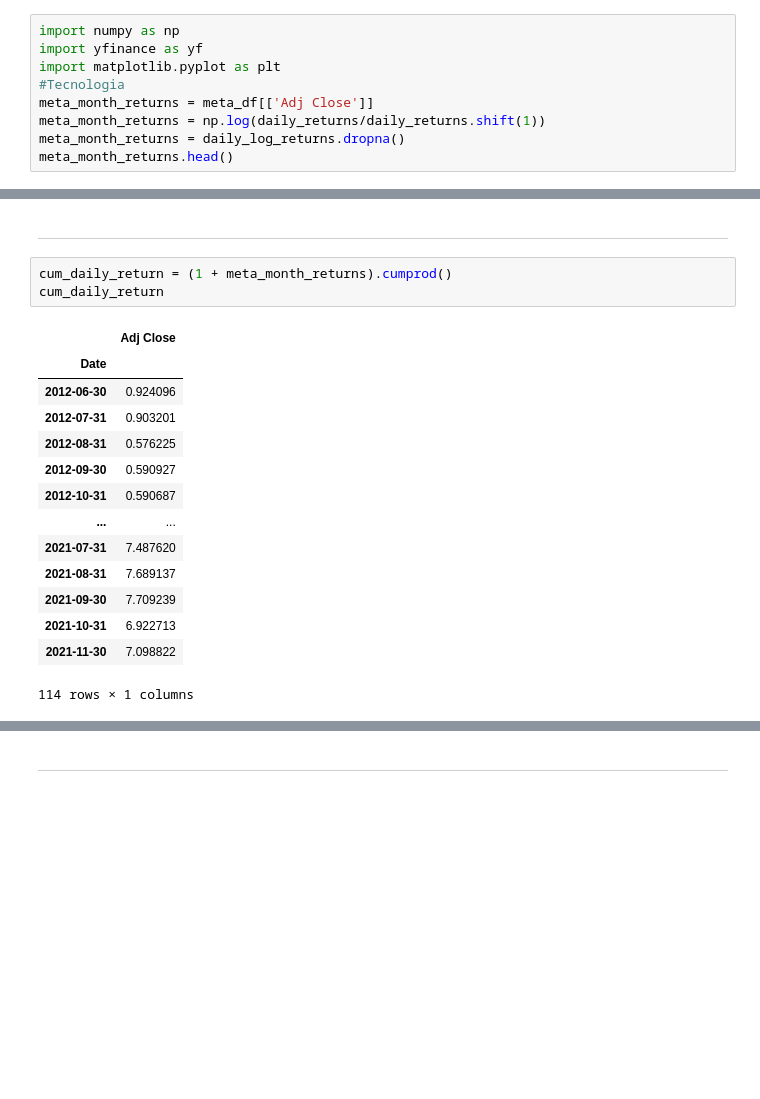
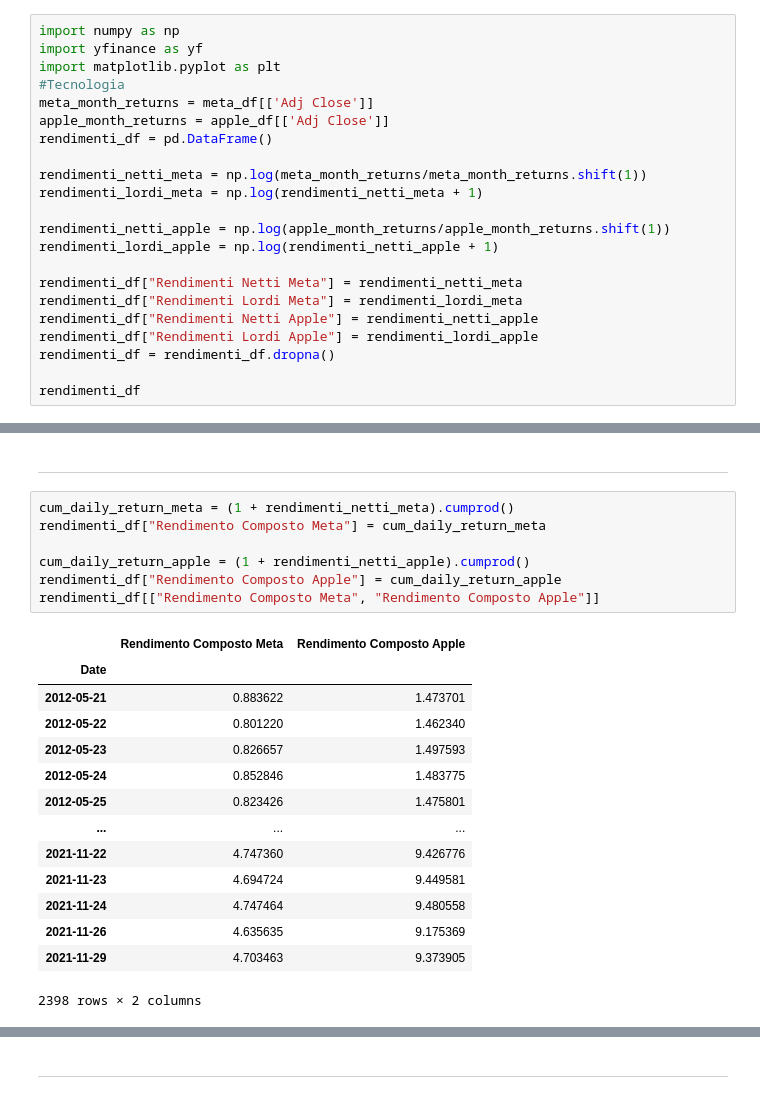
Before and after one commit to Simonotos/BusinessProject, a Jupyter notebook: BusinessProject.ipynb, the cells around one changed output, grey strips where cells are left out. Drawn from its saved outputs; the diff is of its cells as text; blank space fills up the shorter version.

```diff
--- a/BusinessProject.ipynb
+++ b/BusinessProject.ipynb
@@ -138,7 +138,20 @@ import yfinance as yf
 import matplotlib.pyplot as plt
 #Tecnologia
 meta_month_returns = meta_df[['Adj Close']]
-meta_month_returns = np.log(daily_returns/daily_returns.shift(1))
-meta_month_returns = daily_log_returns.dropna()
-meta_month_returns.head()
+apple_month_returns = apple_df[['Adj Close']]
+rendimenti_df = pd.DataFrame()
+
+rendimenti_netti_meta = np.log(meta_month_returns/meta_month_returns.shift(1))
+rendimenti_lordi_meta = np.log(rendimenti_netti_meta + 1)
+
+rendimenti_netti_apple = np.log(apple_month_returns/apple_month_returns.shift(1))
+rendimenti_lordi_apple = np.log(rendimenti_netti_apple + 1)
+
+rendimenti_df["Rendimenti Netti Meta"] = rendimenti_netti_meta
+rendimenti_df["Rendimenti Lordi Meta"] = rendimenti_lordi_meta
+rendimenti_df["Rendimenti Netti Apple"] = rendimenti_netti_apple
+rendimenti_df["Rendimenti Lordi Apple"] = rendimenti_lordi_apple
+rendimenti_df = rendimenti_df.dropna()
+
+rendimenti_df
 # %% [output]
@@ -161,21 +182,25 @@ Rendimenti Composti
 # %% [markdown]
 _______________________________________________________________________________________________________________________________
 # %%
-cum_daily_return = (1 + meta_month_returns).cumprod()
-cum_daily_return
+cum_daily_return_meta = (1 + rendimenti_netti_meta).cumprod()
+rendimenti_df["Rendimento Composto Meta"] = cum_daily_return_meta
+
+cum_daily_return_apple = (1 + rendimenti_netti_apple).cumprod()
+rendimenti_df["Rendimento Composto Apple"] = cum_daily_return_apple
+rendimenti_df[["Rendimento Composto Meta", "Rendimento Composto Apple"]]
 # %% [output]
-|  | Adj Close |
-| Date |  |
-| 2012-06-30 | 0.924096 |
-| 2012-07-31 | 0.903201 |
-| 2012-08-31 | 0.576225 |
-| 2012-09-30 | 0.590927 |
-| 2012-10-31 | 0.590687 |
-| ... | ... |
-| 2021-07-31 | 7.487620 |
-| 2021-08-31 | 7.689137 |
-| 2021-09-30 | 7.709239 |
-| 2021-10-31 | 6.922713 |
-| 2021-11-30 | 7.098822 |
+|  | Rendimento Composto Meta | Rendimento Composto Apple |
+| Date |  |  |
+| 2012-05-21 | 0.883622 | 1.473701 |
+| 2012-05-22 | 0.801220 | 1.462340 |
+| 2012-05-23 | 0.826657 | 1.497593 |
+| 2012-05-24 | 0.852846 | 1.483775 |
+| 2012-05-25 | 0.823426 | 1.475801 |
+| ... | ... | ... |
+| 2021-11-22 | 4.747360 | 9.426776 |
+| 2021-11-23 | 4.694724 | 9.449581 |
+| 2021-11-24 | 4.747464 | 9.480558 |
+| 2021-11-26 | 4.635635 | 9.175369 |
+| 2021-11-29 | 4.703463 | 9.373905 |
-114 rows × 1 columns
+2398 rows × 2 columns
 # %%
```
Also changed, not shown: parts of 29 cells of this notebook.
